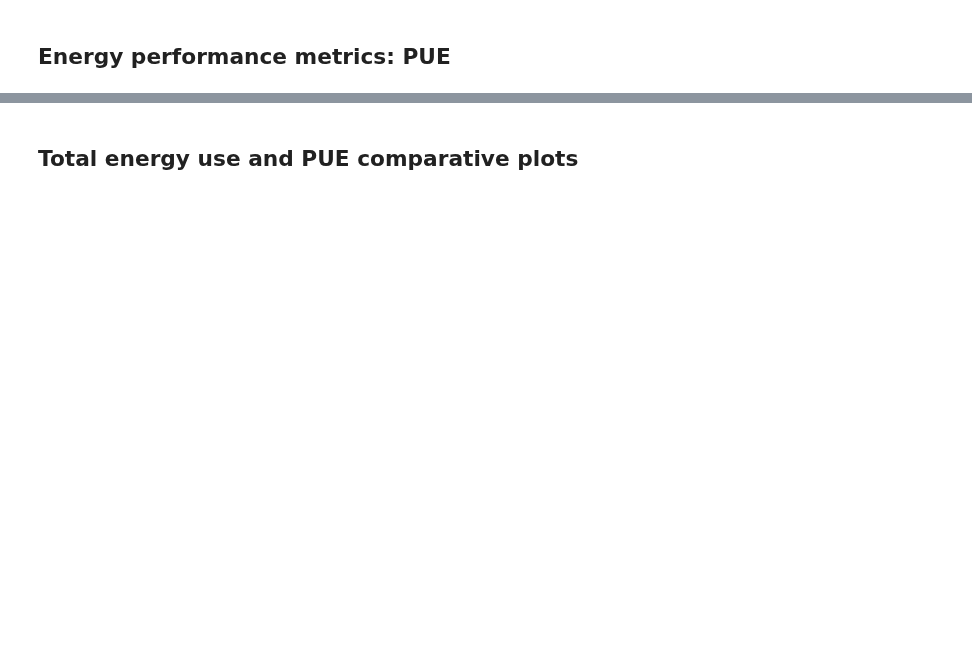
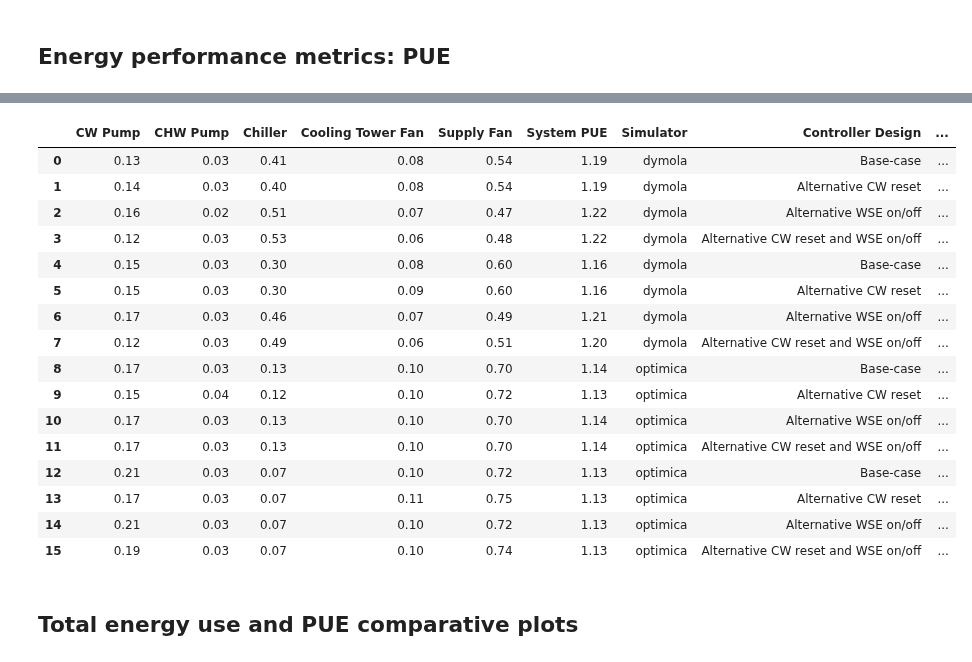
Before and after one commit to lbl-srg/obc, a Jupyter notebook: examples/case_study_2/post_process.ipynb, the cells around one changed output, grey strips where cells are left out. Saved outputs shown, nothing was run; the diff lists cells and outputs as text; code cells hidden in the pictures; blank space fills up the shorter version.

Commit message:
added per device PUE

```diff
--- a/examples/case_study_2/post_process.ipynb
+++ b/examples/case_study_2/post_process.ipynb
@@ -372,3 +388,40 @@ pue_only
+# %%
+pue_df_per_device = PAgg_compiled.loc[:, "CW Pump [kWh]":"Supply Fan [kWh]"].copy()
+pue_df_per_device = pue_df_per_device.divide(PAgg_compiled[vlmap["QRooIntGaiAgg.y"]], axis = 0) + pue_df_per_device.divide(PAgg_compiled["Total Energy Use [kWh]"], axis = 0)
+pue_df_per_device["System PUE"] = pue_df_per_device.sum(axis = 1.)
+
+# PAgg_compiled[vlmap["QRooIntGaiAgg.y"]]
+pue_df_per_device["Simulator"] = PAgg_compiled["Simulator"].copy()
+pue_df_per_device["Controller Design"] = PAgg_compiled["Controller Design"]
+pue_df_per_device["Season"] = PAgg_compiled["Season"].copy()
+
+# remove unit from column labels
+cols = [c[:-6] for c in pue_df_per_device.columns[:-4]]
+
+rename_dict = dict()
+for i in np.arange(len(cols)):
+    rename_dict[pue_df_per_device.columns[i]] = cols[i]
+
+pue_df_per_device = pue_df_per_device.rename(columns = rename_dict)
+pue_df_per_device
+# %% [output]
+|  | CW Pump | CHW Pump | Chiller | Cooling Tower Fan | Supply Fan | System PUE | Simulator | Controller Design | ... |
+| 0 | 0.13 | 0.03 | 0.41 | 0.08 | 0.54 | 1.19 | dymola | Base-case | ... |
+| 1 | 0.14 | 0.03 | 0.40 | 0.08 | 0.54 | 1.19 | dymola | Alternative CW reset | ... |
+| 2 | 0.16 | 0.02 | 0.51 | 0.07 | 0.47 | 1.22 | dymola | Alternative WSE on/off | ... |
+| 3 | 0.12 | 0.03 | 0.53 | 0.06 | 0.48 | 1.22 | dymola | Alternative CW reset and WSE on/off | ... |
+| 4 | 0.15 | 0.03 | 0.30 | 0.08 | 0.60 | 1.16 | dymola | Base-case | ... |
+| 5 | 0.15 | 0.03 | 0.30 | 0.09 | 0.60 | 1.16 | dymola | Alternative CW reset | ... |
+| 6 | 0.17 | 0.03 | 0.46 | 0.07 | 0.49 | 1.21 | dymola | Alternative WSE on/off | ... |
+| 7 | 0.12 | 0.03 | 0.49 | 0.06 | 0.51 | 1.20 | dymola | Alternative CW reset and WSE on/off | ... |
+| 8 | 0.17 | 0.03 | 0.13 | 0.10 | 0.70 | 1.14 | optimica | Base-case | ... |
+| 9 | 0.15 | 0.04 | 0.12 | 0.10 | 0.72 | 1.13 | optimica | Alternative CW reset | ... |
+| 10 | 0.17 | 0.03 | 0.13 | 0.10 | 0.70 | 1.14 | optimica | Alternative WSE on/off | ... |
+| 11 | 0.17 | 0.03 | 0.13 | 0.10 | 0.70 | 1.14 | optimica | Alternative CW reset and WSE on/off | ... |
+| 12 | 0.21 | 0.03 | 0.07 | 0.10 | 0.72 | 1.13 | optimica | Base-case | ... |
+| 13 | 0.17 | 0.03 | 0.07 | 0.11 | 0.75 | 1.13 | optimica | Alternative CW reset | ... |
+| 14 | 0.21 | 0.03 | 0.07 | 0.10 | 0.72 | 1.13 | optimica | Alternative WSE on/off | ... |
+| 15 | 0.19 | 0.03 | 0.07 | 0.10 | 0.74 | 1.13 | optimica | Alternative CW reset and WSE on/off | ... |
 # %% [markdown]
 ## Total energy use and PUE comparative plots
 # %%
```
Also changed, not shown: parts of 13 cells of this notebook.
